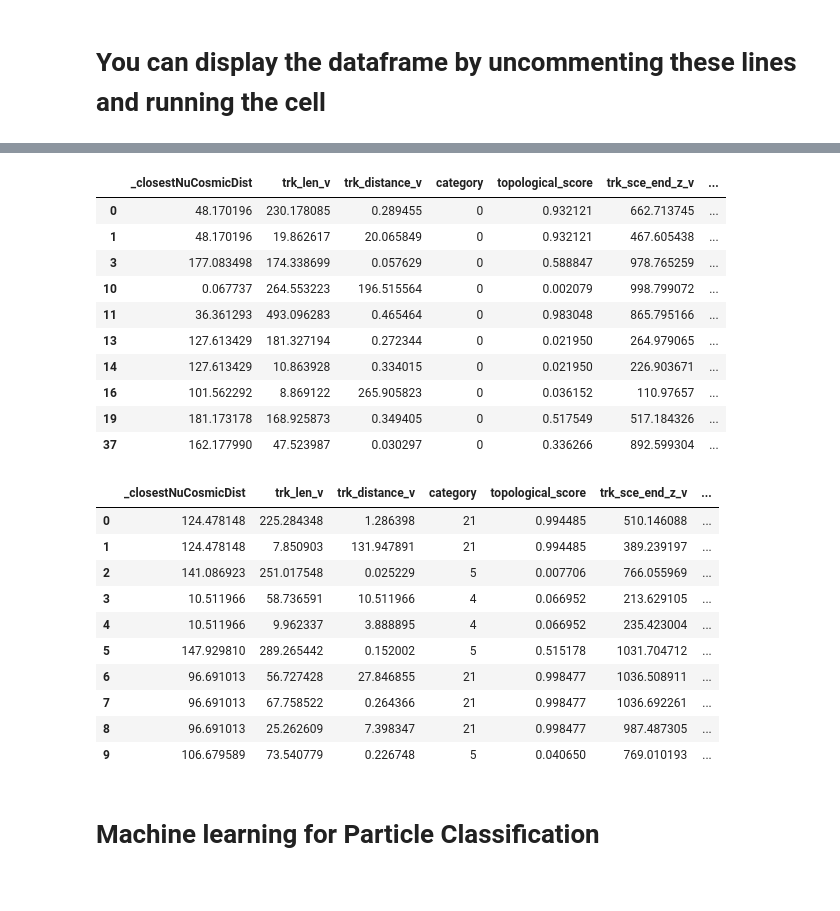
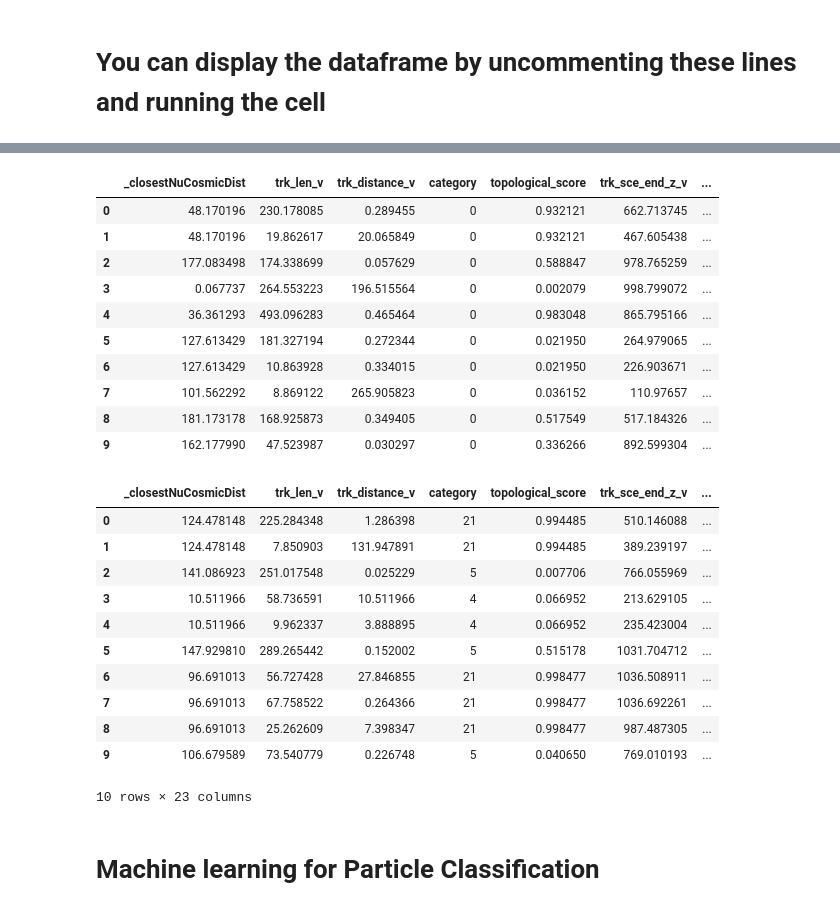
Before and after one commit to JungleMan796/MicroBooNE, a Jupyter notebook: MainAnalysis_template.ipynb, the cells around one changed output, grey strips where cells are left out. Saved outputs shown, nothing was run; the diff lists cells and outputs as text; code cells hidden in the pictures.

```diff
--- a/MainAnalysis_template.ipynb
+++ b/MainAnalysis_template.ipynb
@@ -58,20 +67,20 @@ data = data.drop('Subevent', axis = 1)
 # %%
 # Uncomment these lines to display the dataframes
-pd.set_option('display.max_columns', 100)
+#pd.set_option('display.max_columns', 100)
 # displays top 10 results.
 data.head(10)
 # %% [output]
 |  | _closestNuCosmicDist | trk_len_v | trk_distance_v | category | topological_score | trk_sce_end_z_v | ... |
 | 0 | 48.170196 | 230.178085 | 0.289455 | 0 | 0.932121 | 662.713745 | ... |
 | 1 | 48.170196 | 19.862617 | 20.065849 | 0 | 0.932121 | 467.605438 | ... |
-| 3 | 177.083498 | 174.338699 | 0.057629 | 0 | 0.588847 | 978.765259 | ... |
-| 10 | 0.067737 | 264.553223 | 196.515564 | 0 | 0.002079 | 998.799072 | ... |
-| 11 | 36.361293 | 493.096283 | 0.465464 | 0 | 0.983048 | 865.795166 | ... |
-| 13 | 127.613429 | 181.327194 | 0.272344 | 0 | 0.021950 | 264.979065 | ... |
-| 14 | 127.613429 | 10.863928 | 0.334015 | 0 | 0.021950 | 226.903671 | ... |
-| 16 | 101.562292 | 8.869122 | 265.905823 | 0 | 0.036152 | 110.97657 | ... |
-| 19 | 181.173178 | 168.925873 | 0.349405 | 0 | 0.517549 | 517.184326 | ... |
-| 37 | 162.177990 | 47.523987 | 0.030297 | 0 | 0.336266 | 892.599304 | ... |
+| 2 | 177.083498 | 174.338699 | 0.057629 | 0 | 0.588847 | 978.765259 | ... |
+| 3 | 0.067737 | 264.553223 | 196.515564 | 0 | 0.002079 | 998.799072 | ... |
+| 4 | 36.361293 | 493.096283 | 0.465464 | 0 | 0.983048 | 865.795166 | ... |
+| 5 | 127.613429 | 181.327194 | 0.272344 | 0 | 0.021950 | 264.979065 | ... |
+| 6 | 127.613429 | 10.863928 | 0.334015 | 0 | 0.021950 | 226.903671 | ... |
+| 7 | 101.562292 | 8.869122 | 265.905823 | 0 | 0.036152 | 110.97657 | ... |
+| 8 | 181.173178 | 168.925873 | 0.349405 | 0 | 0.517549 | 517.184326 | ... |
+| 9 | 162.177990 | 47.523987 | 0.030297 | 0 | 0.336266 | 892.599304 | ... |
 # %%
 MC_EXT.head(10)
 # %% [output]
@@ -86,6 +95,7 @@ MC_EXT.head(10)
 | 7 | 96.691013 | 67.758522 | 0.264366 | 21 | 0.998477 | 1036.692261 | ... |
 | 8 | 96.691013 | 25.262609 | 7.398347 | 21 | 0.998477 | 987.487305 | ... |
 | 9 | 106.679589 | 73.540779 | 0.226748 | 5 | 0.040650 | 769.010193 | ... |
+10 rows × 23 columns
 # %% [markdown]
 # Machine learning for Particle Classification
 # %% [markdown]
```
Also changed, not shown: parts of 2 cells of this notebook.
